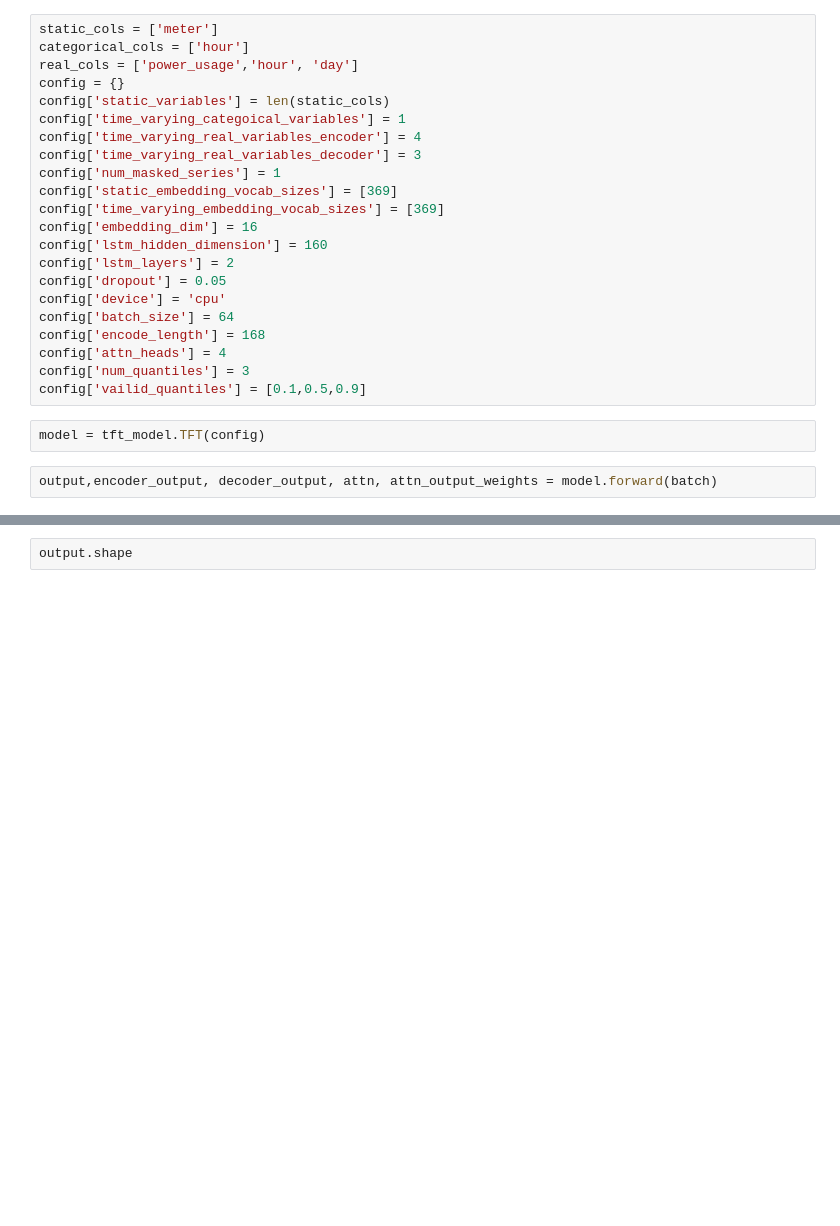
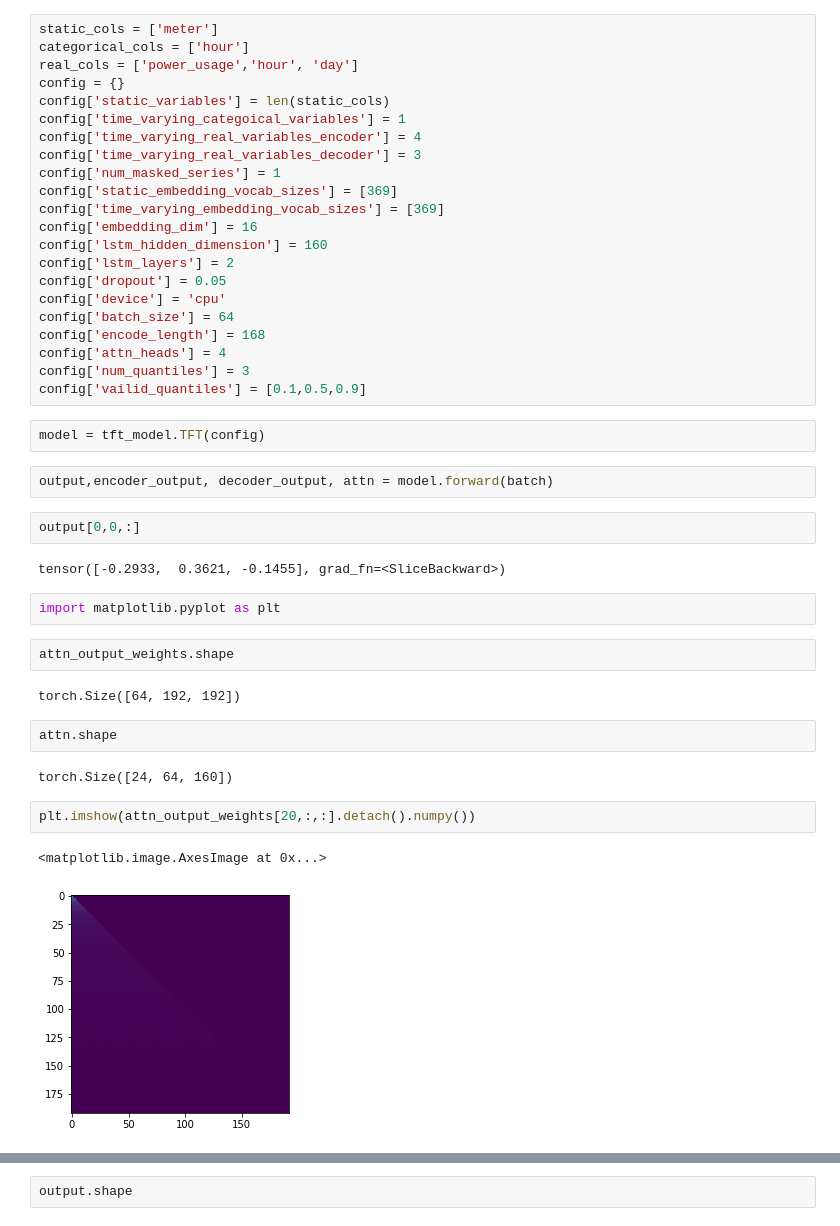
Before and after one commit to mattsherar/Temporal_Fusion_Transform, a Jupyter notebook: trainer.ipynb, the cells around one changed output, grey strips where cells are left out. Saved outputs shown, nothing was run; the diff lists cells and outputs as text; blank space fills up the shorter version.

```diff
--- a/trainer.ipynb
+++ b/trainer.ipynb
@@ -96,4 +96,23 @@ config['vailid_quantiles'] = [0.1,0.5,0.9]
 # %%
 model = tft_model.TFT(config)
 # %%
-output,encoder_output, decoder_output, attn, attn_output_weights = model.forward(batch)
+output,encoder_output, decoder_output, attn = model.forward(batch)
+# %%
+output[0,0,:]
+# %% [output]
+tensor([-0.2933,  0.3621, -0.1455], grad_fn=<SliceBackward>)
+# %%
+import matplotlib.pyplot as plt
+# %%
+attn_output_weights.shape
+# %% [output]
+torch.Size([64, 192, 192])
+# %%
+attn.shape
+# %% [output]
+torch.Size([24, 64, 160])
+# %%
+plt.imshow(attn_output_weights[20,:,:].detach().numpy())
+# %% [output]
+<matplotlib.image.AxesImage at 0x...>
+[figure, added]
```
Also changed, not shown: parts of 8 cells of this notebook, 1 other file.
